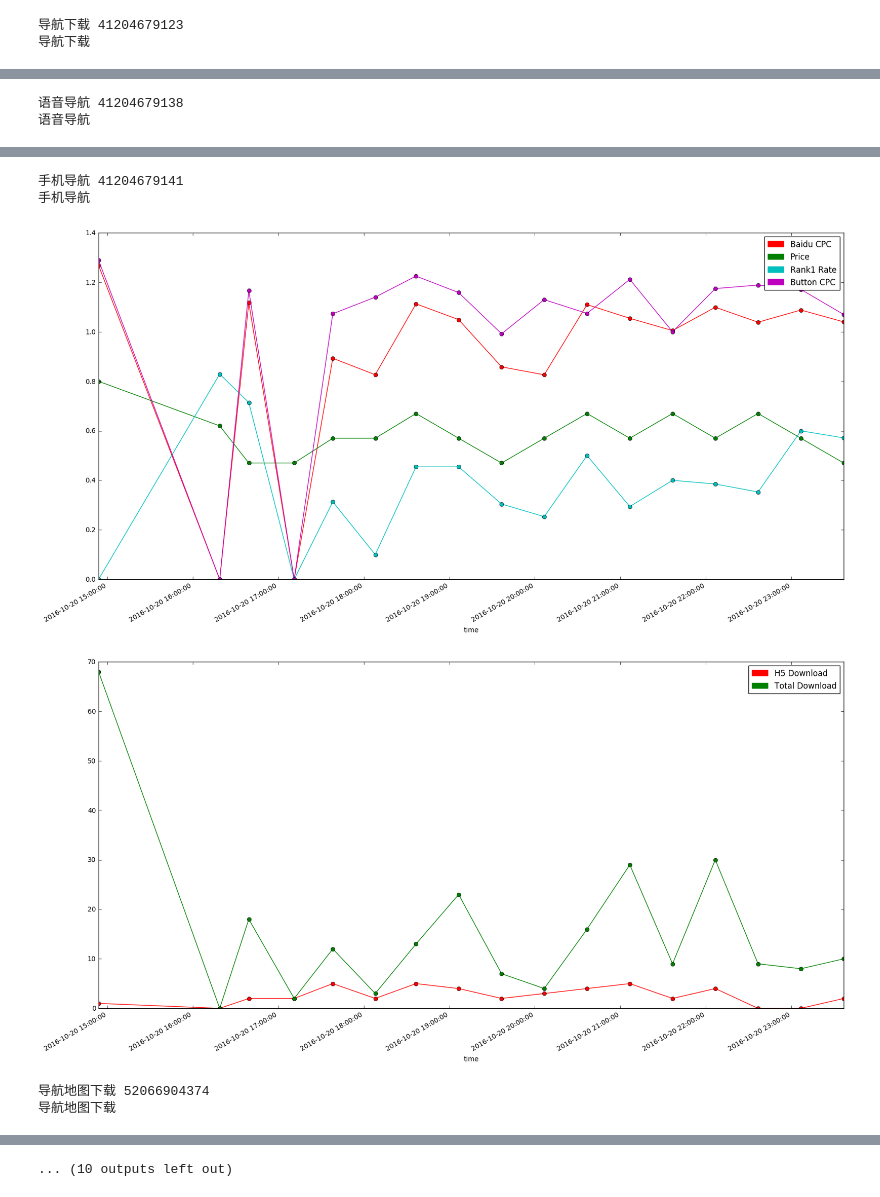
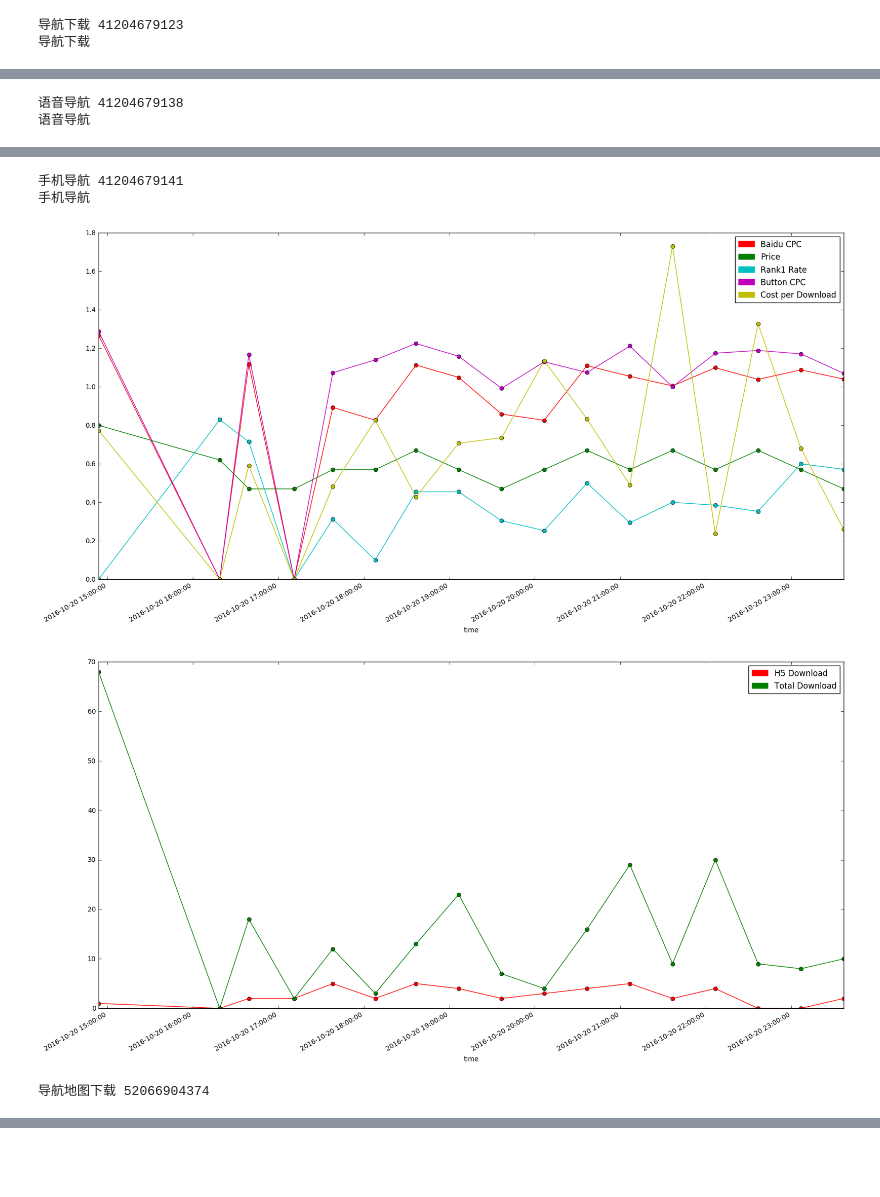
Before and after one commit to solaris-meng/moushi, a Jupyter notebook: ys_basic_grapth.ipynb, the cells around one changed output, grey strips where cells are left out. Cells and saved outputs as stored; diff of their text form; code cells hidden in the pictures; blank space fills up the shorter version.

Commit message:
add cost per download

```diff
--- a/ys_basic_grapth.ipynb
+++ b/ys_basic_grapth.ipynb
@@ -244,6 +244,7 @@ with MongoClient('mongodb://101.200.174.136:10222') as client:
 
         dl_h5 =[]
         dl_total = []
+        cost_per_dl = []
 
         hour =[]
         dates =[]
@@ -278,14 +279,16 @@ with MongoClient('mongodb://101.200.174.136:10222') as client:
             if i_time_range == -1:
                 i -= 1
                 continue
+
             # 百度后台的总数据，即：包括附加创意
             i_baidu_impression = d_cur['baidu_impression'] - d_pre['baidu_impression']
             i_baidu_click = d_cur['baidu_click'] - d_pre['baidu_click']
             i_baidu_cost= d_cur['baidu_cost'] - d_pre['baidu_cost']
             i_baidu_cpc = i_baidu_cost / i_baidu_click if i_baidu_click != 0 else 0
 
-            #i_baidu_click_increase_rate
-
+            i_baidu_impression_increase_rate = i_baidu_impression / d_pre['baidu_impression'] if d_pre['baidu_impression'] != 0 else 0
+            i_baidu_click_increase_rate = i_baidu_click / d_pre['baidu_click'] if d_pre['baidu_click'] != 0 else 0
+            i_baidu_cost_increase_rate = i_baidu_cost / d_pre['baidu_cost'] if d_pre['baidu_cost'] != 0 else 0
 
             # 按钮的数据，来自附加创意报告
             i_btn_impression = d_cur['btn_impression'] - d_pre['btn_impression']
@@ -294,9 +297,14 @@ with MongoClient('mongodb://101.200.174.136:10222') as client:
             i_btn_cpc = i_btn_cost / i_btn_click if i_btn_click != 0 else 0
             i_btn_avg_price = d_cur['btn_avg_price']
 
+            i_btn_impression_increase_rate = i_btn_impression / d_pre['btn_impression'] if d_pre['btn_impression'] != 0 else 0
+            i_btn_click_increase_rate = i_btn_click / d_pre['btn_click'] if d_pre['btn_click'] != 0 else 0
+            i_btn_cost_increase_rate = i_btn_cost / d_pre['btn_cost'] if d_pre['btn_cost'] != 0 else 0
+
             # H5下载次数，来自落地页系统
             i_h5_dl = d_cur['h5_dl'] - d_pre['h5_dl']
             i_dl_total = i_h5_dl + i_btn_click
+            i_cost_per_dl = (i_baidu_cost / i_dl_total) / 2 if i_dl_total != 0 else 0
 
             # 如果按照该Range的状态，那么，算出每小时的量，便于比较，原因是，不是每次range的长度都正好是20分钟
             i_hour_baidu_click = (i_baidu_click * 60 ) / i_time_range
@@ -356,6 +364,7 @@ with MongoClient('mongodb://101.200.174.136:10222') as client:
 
                 dl_h5.append(i_h5_dl)
                 dl_total.append(i_dl_total)
+                cost_per_dl.append(i_cost_per_dl)
 
                 hour.append(i_time_hour)
                 dates.append(d_pre['time_dt'])
@@ -379,6 +388,7 @@ with MongoClient('mongodb://101.200.174.136:10222') as client:
                 line2 = plt.plot(dates, price,'o-g')
                 line3 = plt.plot(dates, rank1,'o-c')
                 line4 = plt.plot(dates, btn_cpc,'o-m')
+                line5 = plt.plot(dates, cost_per_dl, 'o-y')
 
 
                 plt.xlabel('time')
@@ -387,8 +397,9 @@ with MongoClient('mongodb://101.200.174.136:10222') as client:
                 le2 = mpatches.Patch(color='green', label='Price')
                 le3 = mpatches.Patch(color='c', label='Rank1 Rate')
                 le4 = mpatches.Patch(color='m', label='Button CPC')
+                le5 = mpatches.Patch(color='y', label='Cost per Download')
 
-                plt.legend(handles=[le1,le2,le3,le4])
+                plt.legend(handles=[le1,le2,le3,le4,le5])
 
                 plt.gcf().autofmt_xdate(bottom=0.1, rotation=30, ha='right')
                 plt.gcf().axes[0].xaxis.set_major_formatter(formatter)
@@ -435,7 +446,6 @@ with MongoClient('mongodb://101.200.174.136:10222') as client:
 [figure]
 手机导航 41204679141
 手机导航
-[figure, old version]
+[figure, new version]
 [figure]
 导航地图下载 52066904374
-导航地图下载
@@ -444 +451,0 @@ with MongoClient('mongodb://101.200.174.136:10222') as client:
-... (10 outputs left out)
```
Also changed, not shown: parts of 1 cell of this notebook.
